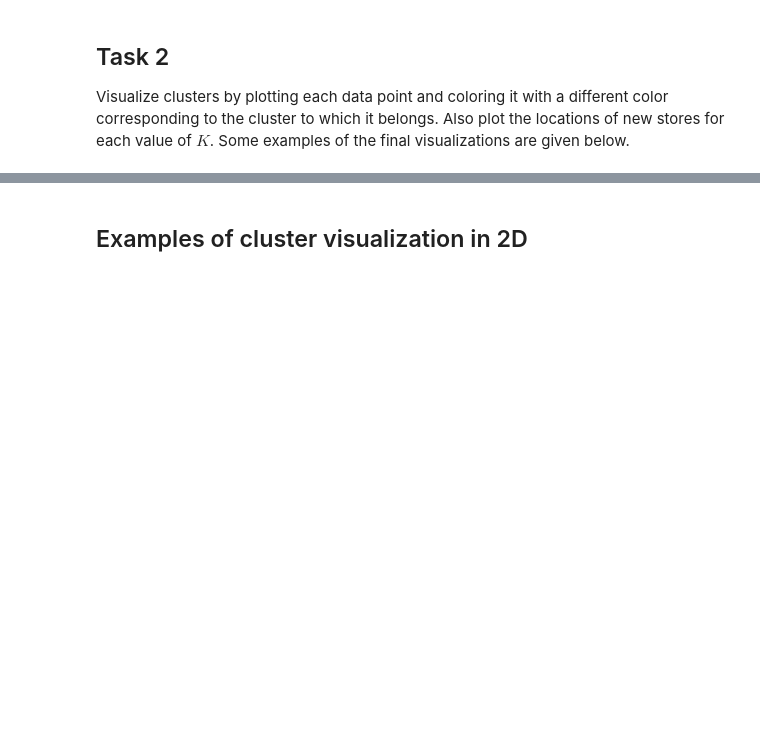
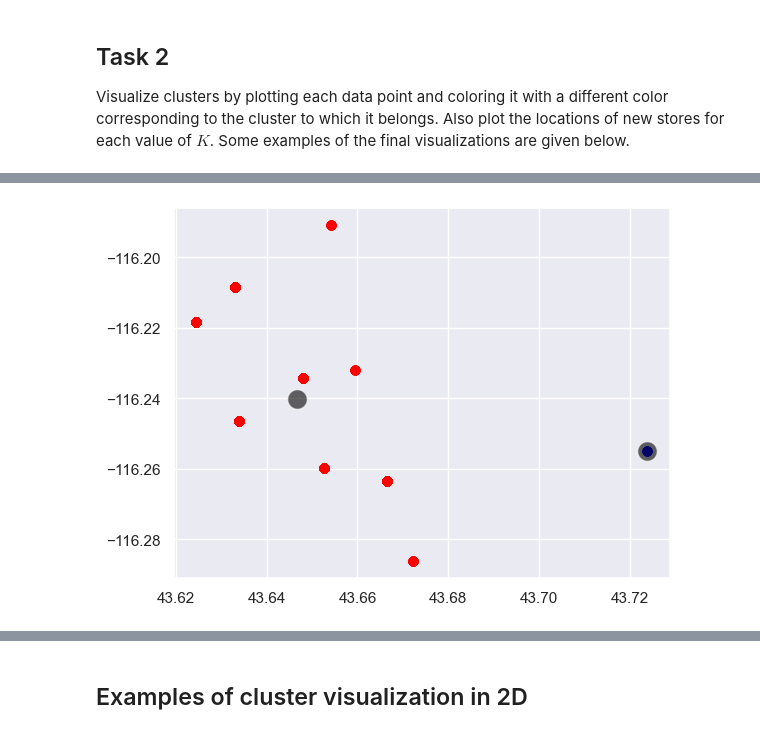
Before and after one commit to szebr/cs1503-lab-pizza-locations, a Jupyter notebook: store_locations_lab.ipynb, the cells around one changed output, grey strips where cells are left out. Saved outputs shown, nothing was run; the diff lists cells and outputs as text; code cells hidden in the pictures; blank space fills up the shorter version.

```diff
--- a/store_locations_lab.ipynb
+++ b/store_locations_lab.ipynb
@@ -40,0 +188,4 @@ Visualize clusters by plotting each data point and coloring it with a different
+# %%
+plot_clusters(k2, data, k2_centers)
+# %% [output]
+[figure, added]
```
Also changed, not shown: parts of 13 cells of this notebook.
